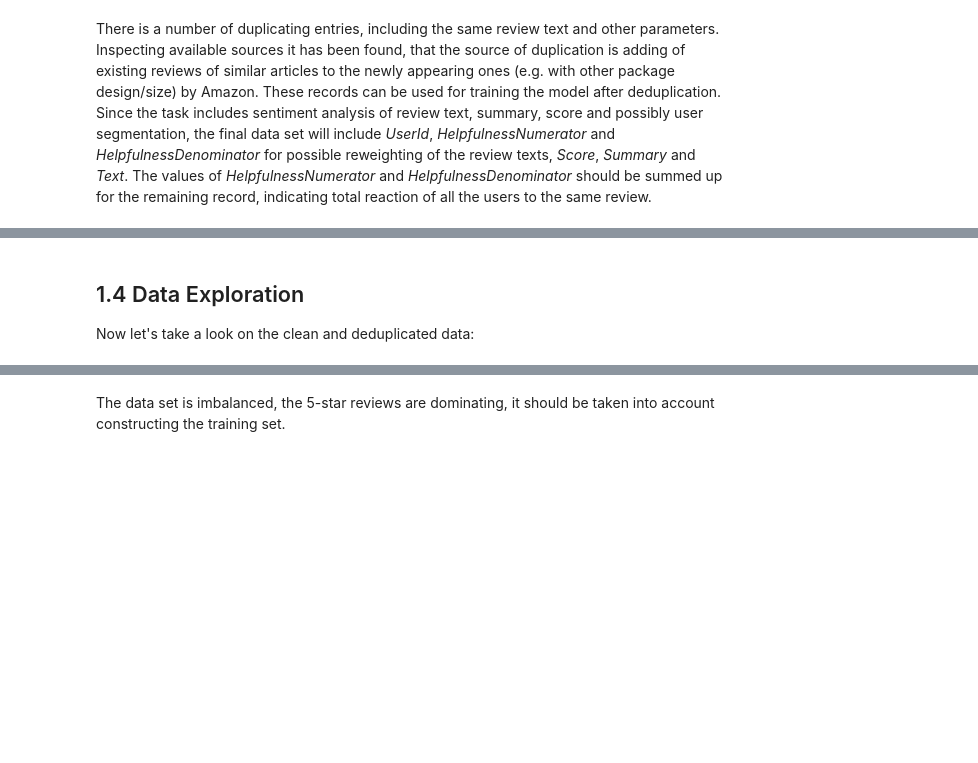
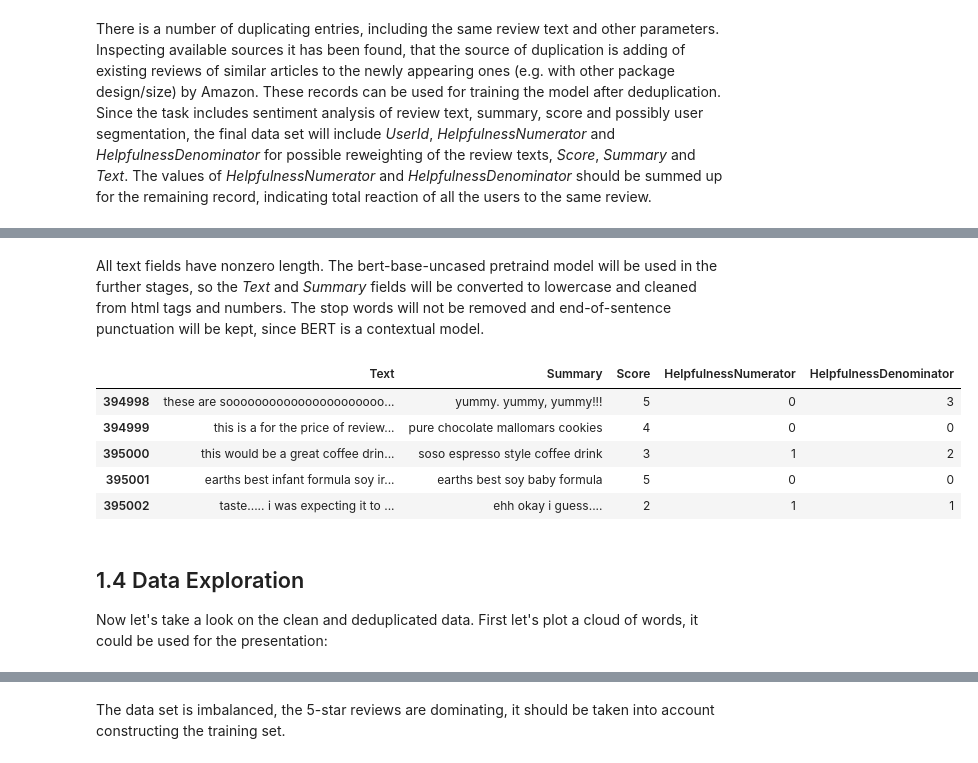
Before and after one commit to EvgenyGorelov/Food_Reviews, a Jupyter notebook: Exploration.ipynb, the cells around one changed output, grey strips where cells are left out. Drawn from its saved outputs; the diff is of its cells as text; code cells hidden in the pictures; blank space fills up the shorter version.

```diff
--- a/Exploration.ipynb
+++ b/Exploration.ipynb
@@ -235,4 +234,31 @@ Number of reviews with the same review text, summary, HelpfulnessNumerator and s
 | 395000 | ~<br />This would be a great coff... | So-So Espresso Style Coffee Drink | 3 | 1 | 2 |
 | 395001 | ~Earth's Best Infant Formula Soy ... | Earth's Best Soy Baby Formula | 5 | 0 | 0 |
 | 395002 | ~Taste..... I was expecting it to... | Ehh okay I guess.... | 2 | 1 | 1 |
+# %% [markdown]
+All text fields have nonzero length.
+The bert-base-uncased pretraind model will be used in the further stages,
+so the *Text* and *Summary* fields will be converted to lowercase and cleaned from
+html tags and numbers. The stop words will not be removed and end-of-sentence punctuation will be kept, since BERT is a contextual model.
+# %%
+def remove_tags(string):
+    result = re.sub('<.*?>','',string)
+    return result
+def keep_low_punct(string):
+    result = re.sub('[^\.a-z,!? ]','',string) # keeps only lowercase and . , ? !
+    return result
+df_dedup_lo_nt = df_dedup.copy()
+df_dedup_lo_nt["Text"] = df_dedup_lo_nt["Text"].apply(lambda x: remove_tags(x))
+df_dedup_lo_nt["Text"] = df_dedup_lo_nt["Text"].apply(lambda x: x.lower())
+df_dedup_lo_nt["Text"] = df_dedup_lo_nt["Text"].apply(lambda x: keep_low_punct(x))
+df_dedup_lo_nt["Summary"] = df_dedup_lo_nt["Summary"].apply(lambda x: remove_tags(x))
+df_dedup_lo_nt["Summary"] = df_dedup_lo_nt["Summary"].apply(lambda x: x.lower())
+df_dedup_lo_nt["Summary"] = df_dedup_lo_nt["Summary"].apply(lambda x: keep_low_punct(x))
+df_dedup_lo_nt.tail()
+# %% [output]
+|  | Text | Summary | Score | HelpfulnessNumerator | HelpfulnessDenominator |
+| 394998 | these are soooooooooooooooooooooo... | yummy. yummy, yummy!!! | 5 | 0 | 3 |
+| 394999 | this is a for the price of review... | pure chocolate mallomars cookies | 4 | 0 | 0 |
+| 395000 | this would be a great coffee drin... | soso espresso style coffee drink | 3 | 1 | 2 |
+| 395001 | earths best infant formula soy ir... | earths best soy baby formula | 5 | 0 | 0 |
+| 395002 | taste..... i was expecting it to ... | ehh okay i guess.... | 2 | 1 | 1 |
 # %%
@@ -240,3 +267,4 @@ df_dedup.to_csv("ReviewsDedup.csv.zip", compression="zip")
 # %% [markdown]
 ## 1.4 Data Exploration
-Now let's take a look on the clean and deduplicated data:
+Now let's take a look on the clean and deduplicated data.
+First let's plot a cloud of words, it could be used for the presentation:
```
Also changed, not shown: parts of 8 cells of this notebook.
